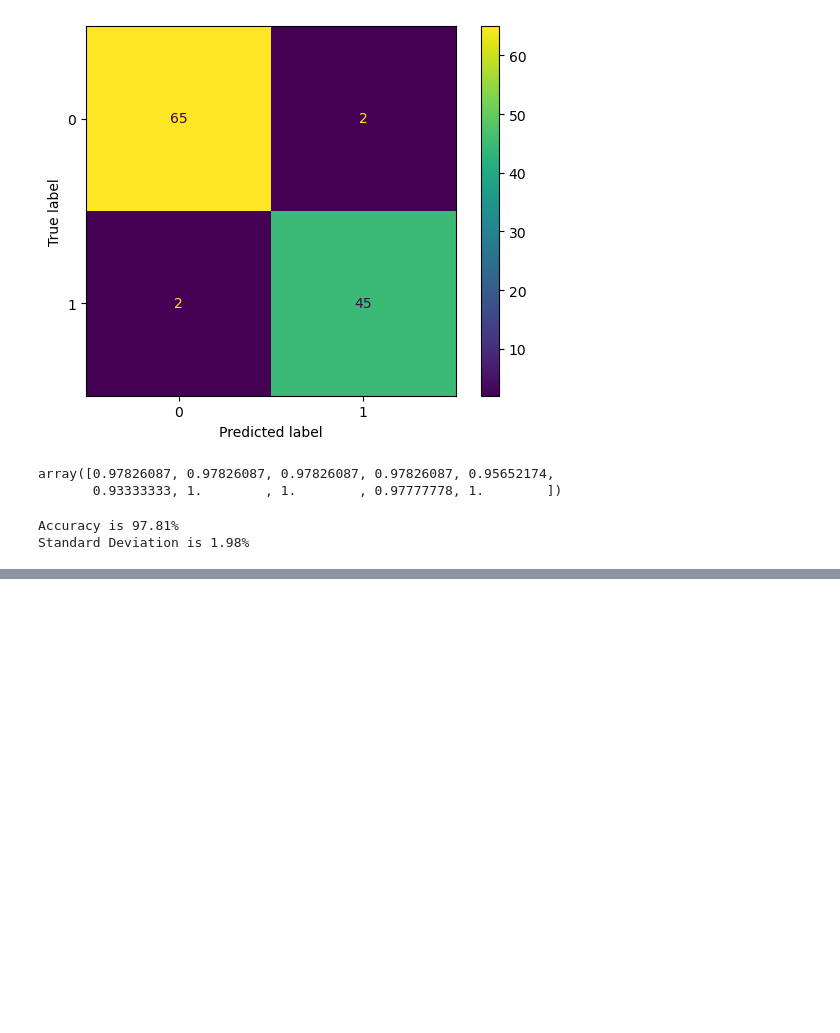
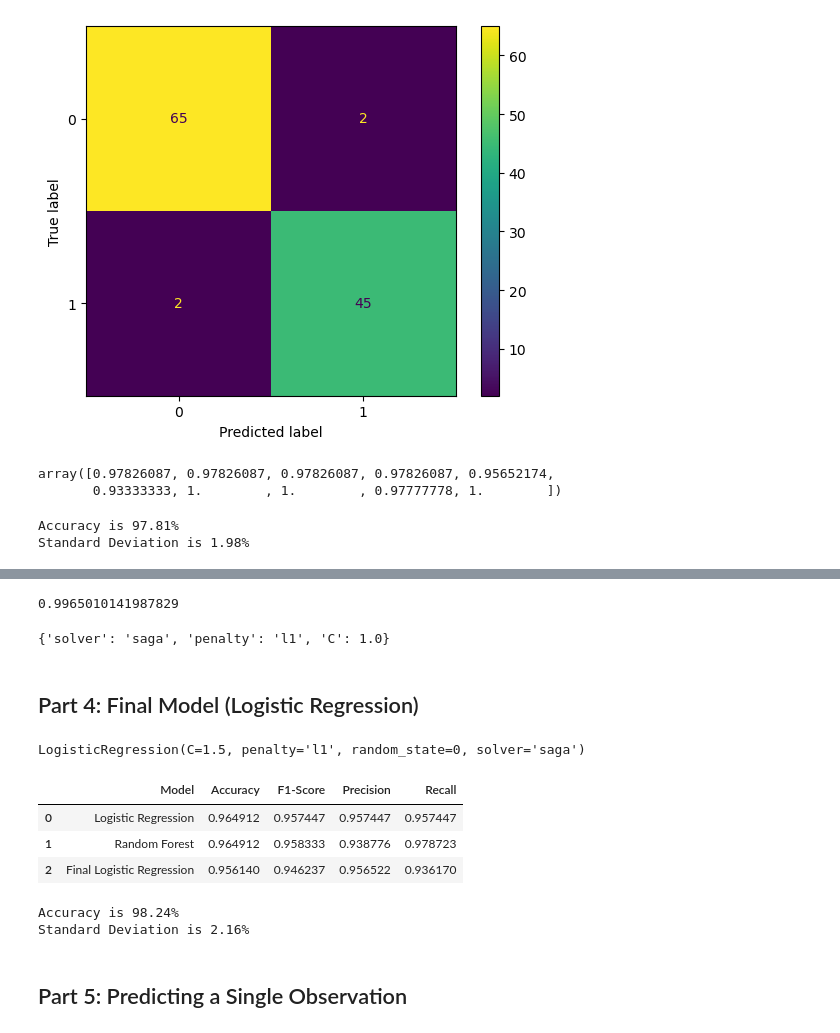
Before and after one commit to rosustefan/complete_ml_ds_bootcamp_2023, a Jupyter notebook: breast-cancer-wisconsin-project/breast-cancer-wisconsin-classification.ipynb, the cells around one changed output, grey strips where cells are left out. Drawn from its saved outputs; the diff is of its cells as text; code cells hidden in the pictures; blank space fills up the shorter version.

Commit message:
Complete the Breast Cancer Wisconsin Classification project & make 2 single predictions using our final ML model.

```diff
--- a/breast-cancer-wisconsin-project/breast-cancer-wisconsin-classification.ipynb
+++ b/breast-cancer-wisconsin-project/breast-cancer-wisconsin-classification.ipynb
@@ -553,0 +573,16 @@ We have a lower Accuracy and a higher Standard Deviation (SD) than for the Logis
+# %%
+# Instantiate our RandomizedSearchCV class model
+random_search = RandomizedSearchCV(
+    estimator=classifier_lr,
+    param_distributions=parameters,
+    n_iter=10,
+    scoring='roc_auc',
+    n_jobs=-1,
+    cv=10,
+    verbose=3,
+    random_state=0,
+)
+# %%
+%%time
+# Tune / Train the hyperparameters
+random_search.fit(X_train, y_train)
@@ -553,0 +626,57 @@ We have a lower Accuracy and a higher Standard Deviation (SD) than for the Logis
+# %%
+random_search.best_score_
+# %% [output]
+0.9965010141987829
+# %%
+random_search.best_params_
+# %% [output]
+{'solver': 'saga', 'penalty': 'l1', 'C': 1.0}
+# %% [markdown]
+## Part 4: Final Model (Logistic Regression)
+# %%
+from sklearn.linear_model import LogisticRegression
+
+classifier = LogisticRegression(C=1.5,
+                                penalty='l1',
+                                random_state=0,
+                                solver='saga',
+                               )
+classifier.fit(X_train, y_train)
+# %% [output]
+LogisticRegression(C=1.5, penalty='l1', random_state=0, solver='saga')
+# %%
+y_preds = classifier.predict(X_test)
+# %%
+acc = accuracy_score(y_test, y_preds)
+f1 = f1_score(y_test, y_preds)
+prec = precision_score(y_test, y_preds)
+rec = recall_score(y_test, y_preds)
+
+model_results = pd.DataFrame(
+    [['Final Logistic Regression', acc, f1, prec, rec]],
+    columns = ['Model', 'Accuracy', 'F1-Score', 'Precision', 'Recall']
+)
+
+results = results.append(model_results, ignore_index=True)
+results
+# %% [output]
+|  | Model | Accuracy | F1-Score | Precision | Recall |
+| 0 | Logistic Regression | 0.964912 | 0.957447 | 0.957447 | 0.957447 |
+| 1 | Random Forest | 0.964912 | 0.958333 | 0.938776 | 0.978723 |
+| 2 | Final Logistic Regression | 0.956140 | 0.946237 | 0.956522 | 0.936170 |
+# %%
+from sklearn.model_selection import cross_val_score
+
+cv_score = cross_val_score(estimator=classifier,
+                           X=X_train,
+                           y=y_train,
+                           cv=10,
+                          )
+
+print(f"Accuracy is {cv_score.mean()*100:.2f}%")
+print(f"Standard Deviation is {cv_score.std()*100:.2f}%")
+# %% [output]
+Accuracy is 98.24%
+Standard Deviation is 2.16%
+# %% [markdown]
+## Part 5: Predicting a Single Observation
```
Also changed, not shown: parts of 37 cells of this notebook.
